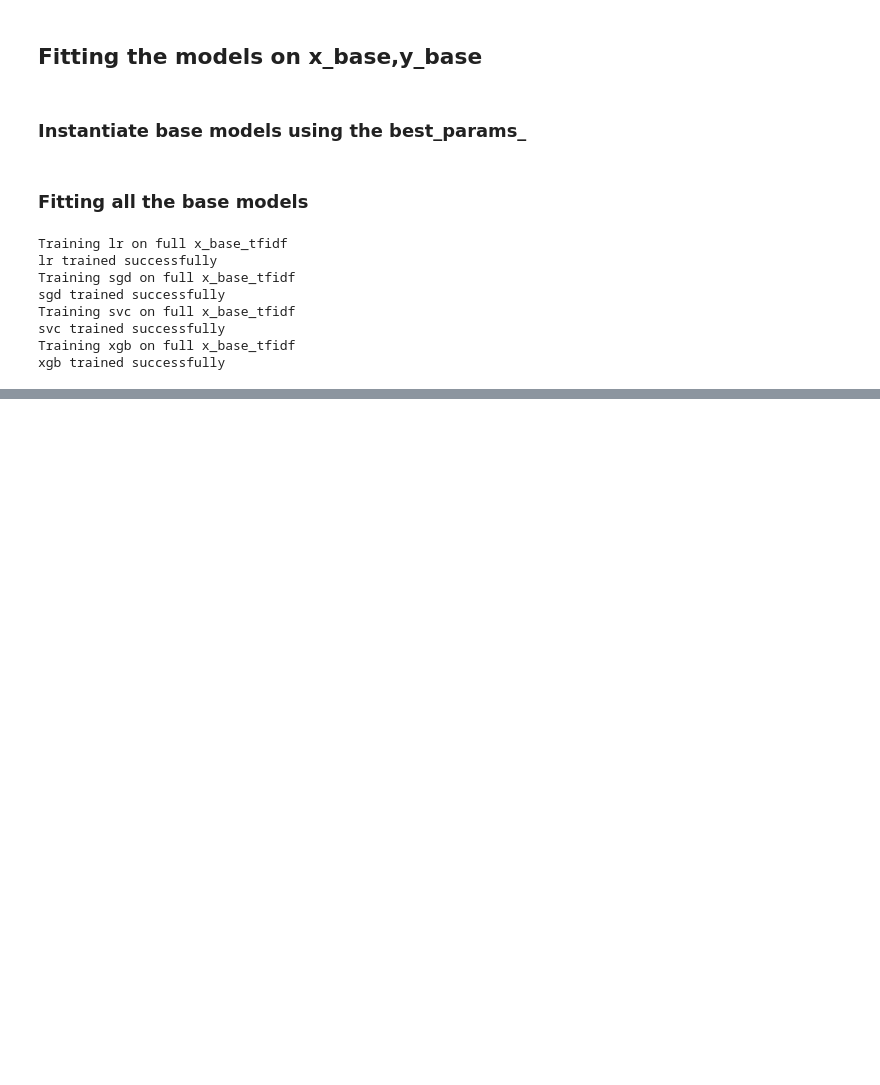
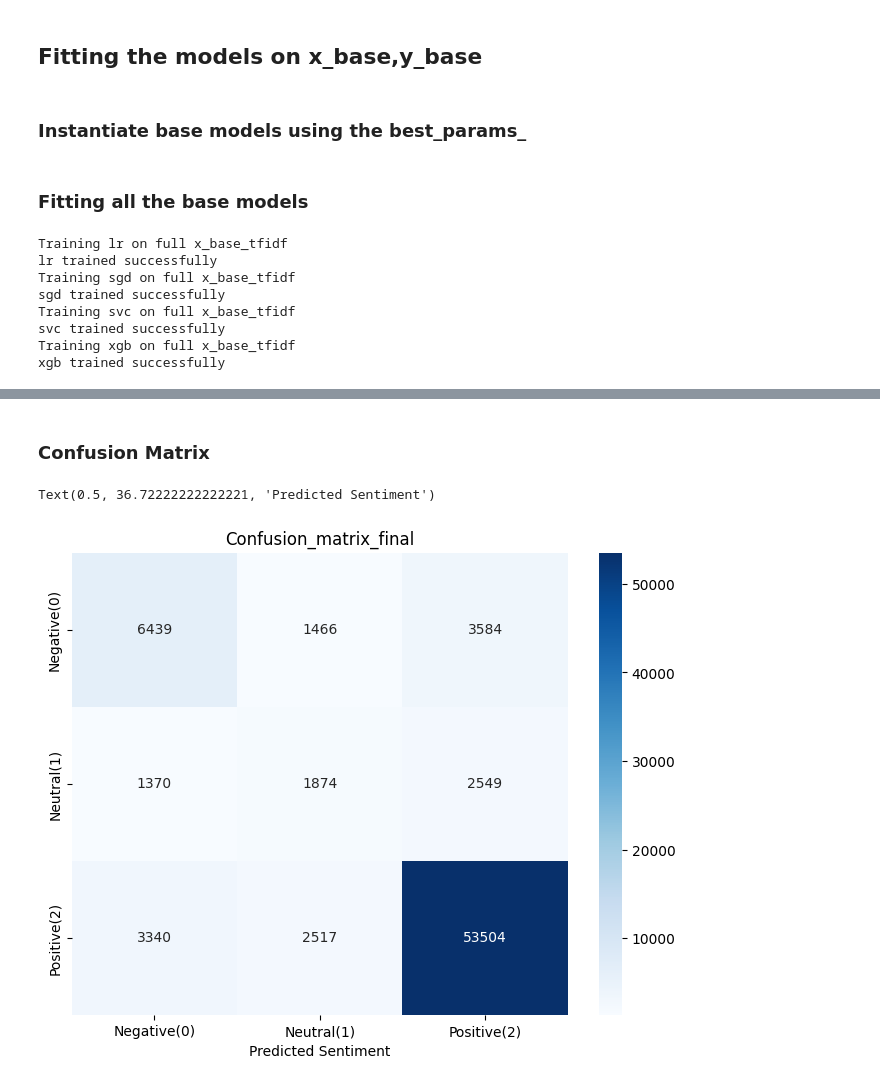
Before and after one commit to Mahaselvi/amazon-fine-foods-sentiment, a Jupyter notebook: Amazon_reviews.ipynb, the cells around one changed output, grey strips where cells are left out. Drawn from its saved outputs; the diff is of its cells as text; code cells hidden in the pictures; blank space fills up the shorter version.

Commit message:
Made prediction on the final estimator

```diff
--- a/Amazon_reviews.ipynb
+++ b/Amazon_reviews.ipynb
@@ -480,3 +480,13 @@ xgb trained successfully
 import joblib
 for name,model in tuned_base_models:
   joblib.dump(model,f"/content/drive/MyDrive/datasets/amazon_reviews/{name}_tuned.pkl")
+# %%
+import joblib
+model_names = ['lr', 'sgd', 'svc', 'xgb']
+loaded_base_models = []
+
+for name in model_names:
+    path = f"/content/drive/MyDrive/datasets/amazon_reviews/{name}_tuned.pkl"
+    model = joblib.load(path)
+    loaded_base_models.append((name, model))
+    print(f"Loaded {name} successfully")
@@ -482,0 +498,14 @@ for name,model in tuned_base_models:
+# %%
+param_distributions={'C':[0.001,0.01,0.1,1,10,100,1000]}
+custom_weights={0:2.0,1:4.0,2:1.0}
+meta_learner=RandomizedSearchCV(
+    estimator=LogisticRegression(max_iter=1000,class_weight=custom_weights,random_state=42),
+    param_distributions=param_distributions,
+    n_iter=6,
+    cv=3,scoring='f1_macro',
+    random_state=42,n_jobs=-1
+)
+# %%
+stack=StackingClassifier(estimators=loaded_base_models,final_estimator=meta_learner,cv='prefit')
+stack.fit(x_meta_tfidf,y_meta)
+print(f"Best Meta learner parameters: {stack.final_estimator_.best_params_}")
@@ -482,0 +516,3 @@ for name,model in tuned_base_models:
+# %%
+final_predictions_2=stack.predict(x_test_tfidf)
+print(f"Final Stacking Ensemble Report: \n{classification_report(y_test,final_predictions_2)}")
@@ -482,0 +530,14 @@ for name,model in tuned_base_models:
+# %% [markdown]
+### Confusion Matrix
+# %%
+cm=confusion_matrix(y_test,final_predictions_2)
+plt.figure(figsize=(8,6))
+sns.heatmap(cm,annot=True,fmt='d',cmap='Blues',
+            xticklabels=['Negative(0)','Neutral(1)','Positive(2)'],
+            yticklabels=['Negative(0)','Neutral(1)','Positive(2)'])
+plt.title("Confusion_matrix_final")
+plt.xlabel("Predicted Sentiment")
+plt.show()
+# %% [output]
+Text(0.5, 36.72222222222221, 'Predicted Sentiment')
+[figure, added]
```
Also changed, not shown: parts of 5 cells of this notebook.
